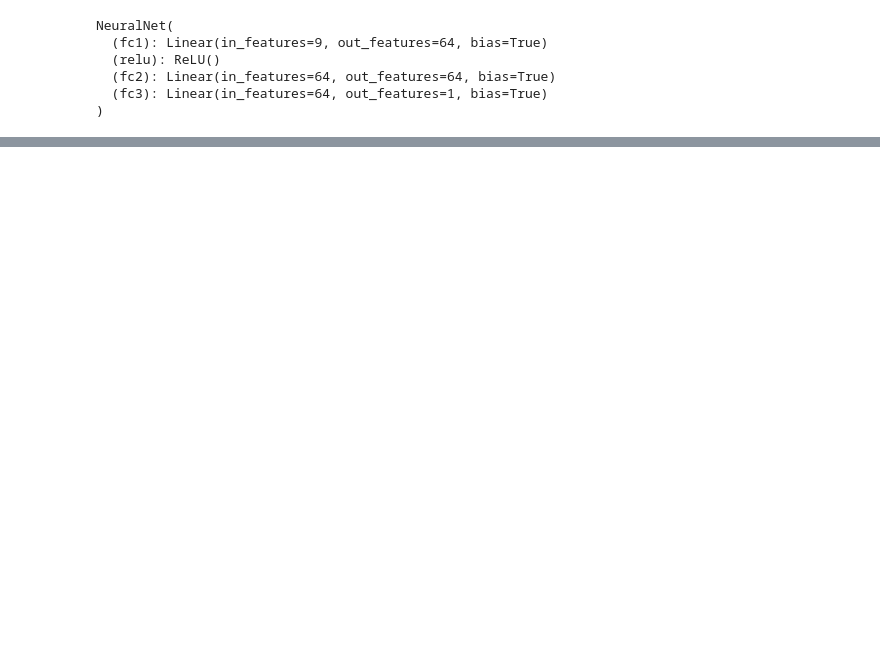
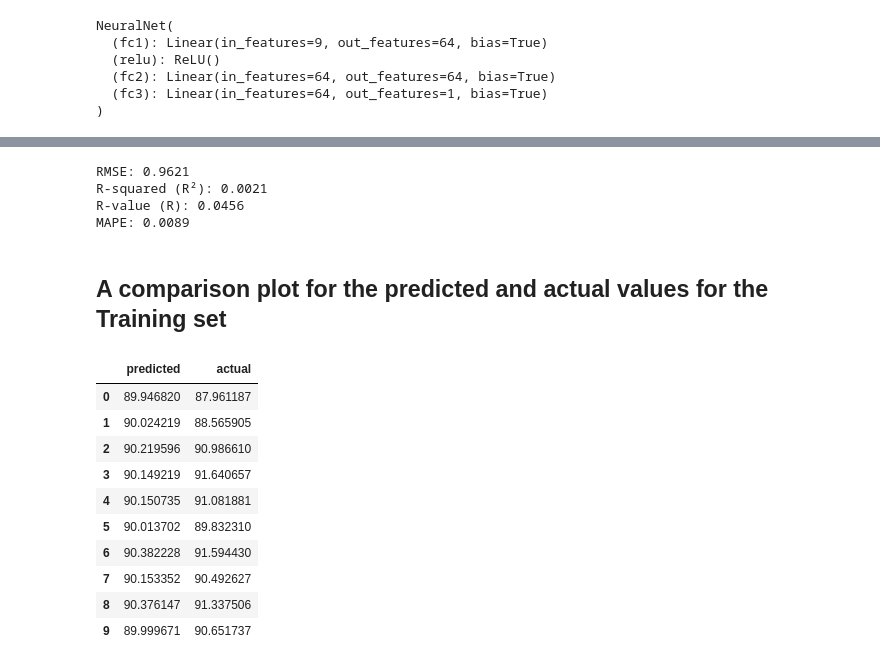
Before and after one commit to andrews-tang/Predicting-the-Recovery-Rate-of-Metal-Ore, a Jupyter notebook: using_neural_net.ipynb, the cells around one changed output, grey strips where cells are left out. Cells and saved outputs as stored; diff of their text form; code cells hidden in the pictures; blank space fills up the shorter version.

```diff
--- a/using_neural_net.ipynb
+++ b/using_neural_net.ipynb
@@ -112,0 +137,17 @@ predicted_unscaled = scaler_Y.inverse_transform(predicted_scaled)
+# %%
+rmse_test = np.sqrt(mean_squared_error(y_test, y_test_pred))
+r_squared_test= r2_score(y_test, y_test_pred)
+r_value_test = np.sqrt(r_squared_test)
+mape_test = mean_absolute_percentage_error(y_test, y_test_pred)
+
+print(f"RMSE: {rmse_test:.4f}")
+print(f"R-squared (R²): {r_squared_test:.4f}")
+print(f"R-value (R): {r_value_test:.4f}")
+print(f"MAPE: {mape_test:.4f}")
+# %% [output]
+RMSE: 0.9621
+R-squared (R²): 0.0021
+R-value (R): 0.0456
+MAPE: 0.0089
+# %% [markdown]
+## A comparison plot for the predicted and actual values for the Training set
@@ -112,0 +157,14 @@ predicted_unscaled = scaler_Y.inverse_transform(predicted_scaled)
+# %%
+compare_train_df.head(10)
+# %% [output]
+|  | predicted | actual |
+| 0 | 89.946820 | 87.961187 |
+| 1 | 90.024219 | 88.565905 |
+| 2 | 90.219596 | 90.986610 |
+| 3 | 90.149219 | 91.640657 |
+| 4 | 90.150735 | 91.081881 |
+| 5 | 90.013702 | 89.832310 |
+| 6 | 90.382228 | 91.594430 |
+| 7 | 90.153352 | 90.492627 |
+| 8 | 90.376147 | 91.337506 |
+| 9 | 89.999671 | 90.651737 |
```
Also changed, not shown: parts of 14 cells of this notebook.
